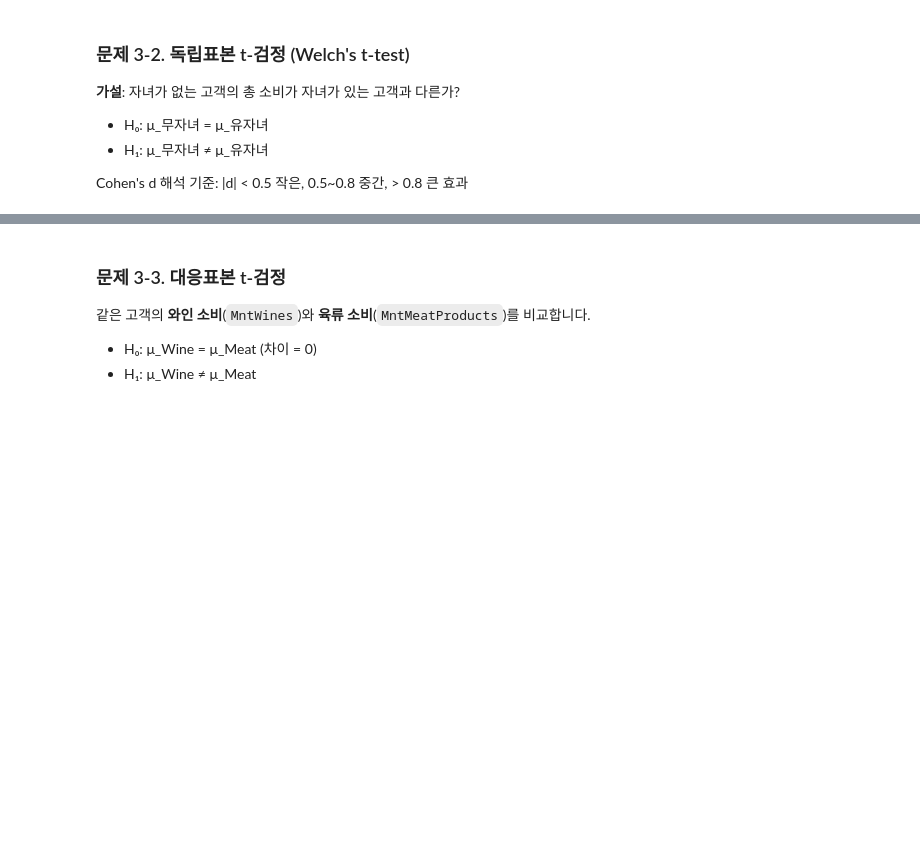
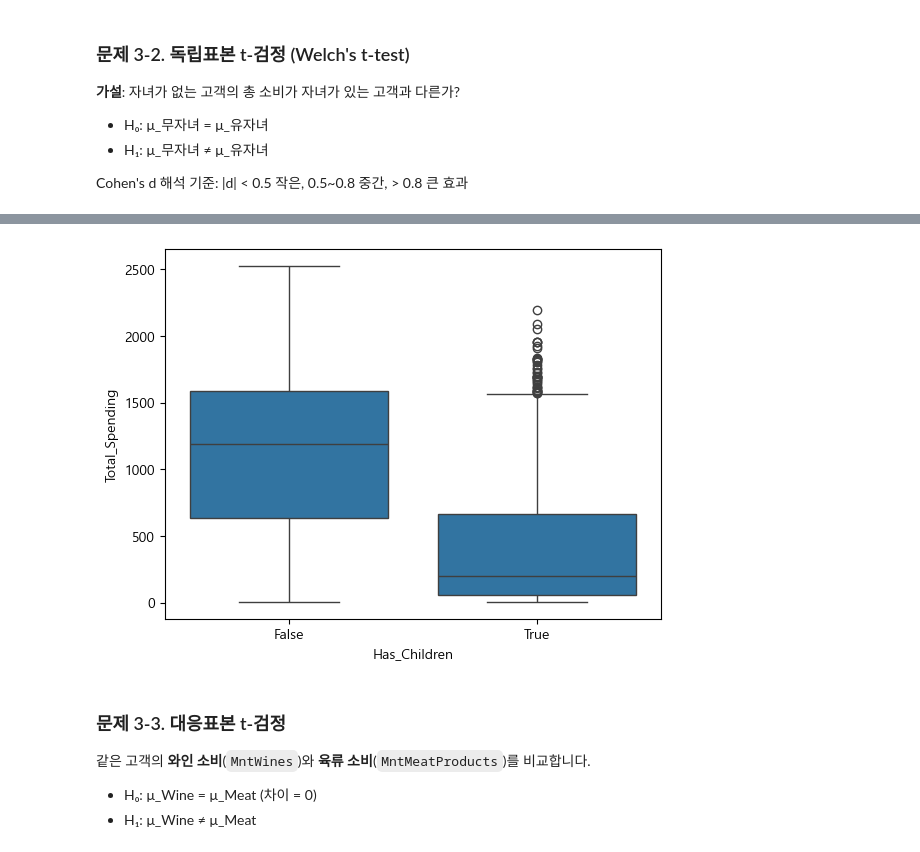
Before and after one commit to sparta-data11-statistics-practice/practice-01-descriptive-statistics-lch092420, a Jupyter notebook: practice_comprehensive_lch.ipynb, the cells around one changed output, grey strips where cells are left out. Saved outputs shown, nothing was run; the diff lists cells and outputs as text; code cells hidden in the pictures; blank space fills up the shorter version.

```diff
--- a/practice_comprehensive_lch.ipynb
+++ b/practice_comprehensive_lch.ipynb
@@ -608,5 +663,9 @@ yes_child = df[df['Has_Children']]['Total_Spending']
 # %%
 # TODO 3-2(c): 박스플롯 비교 시각화
+sns.boxplot(data = df, x = 'Has_Children', y = 'Total_Spending')
+plt.show()
+# %% [output]
+[figure, added]
 # %% [markdown]
 ### 문제 3-3. 대응표본 t-검정
 
```
Also changed, not shown: parts of 29 cells of this notebook.
